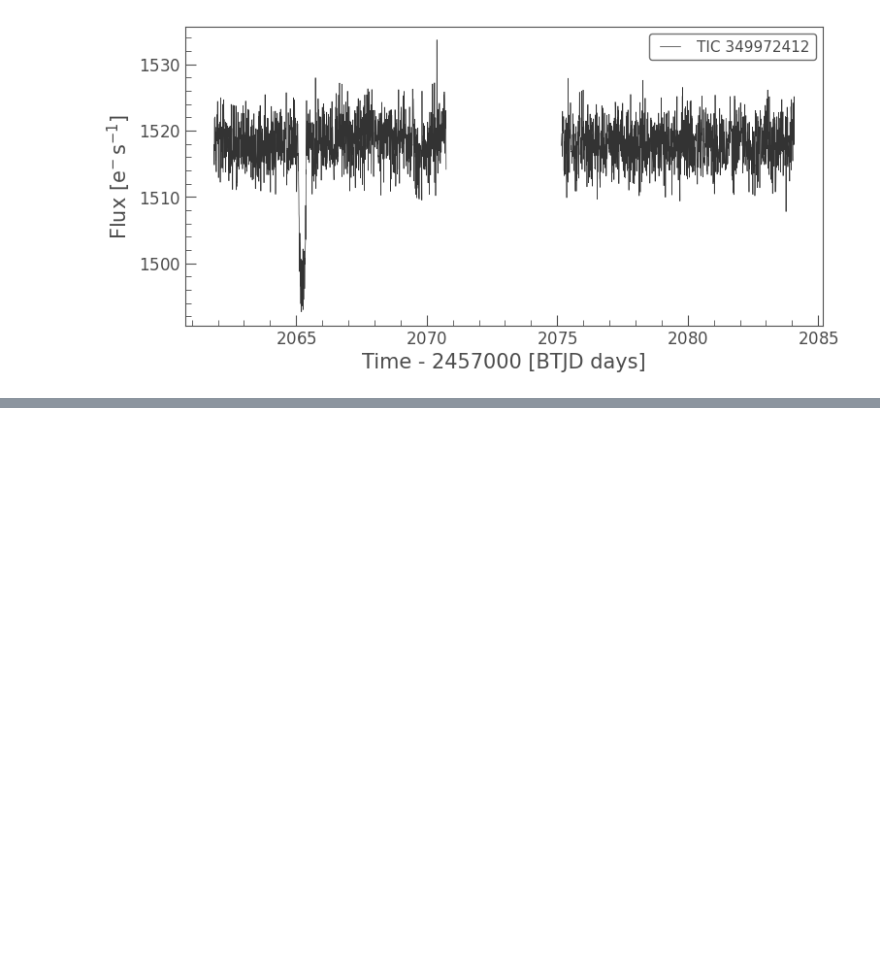
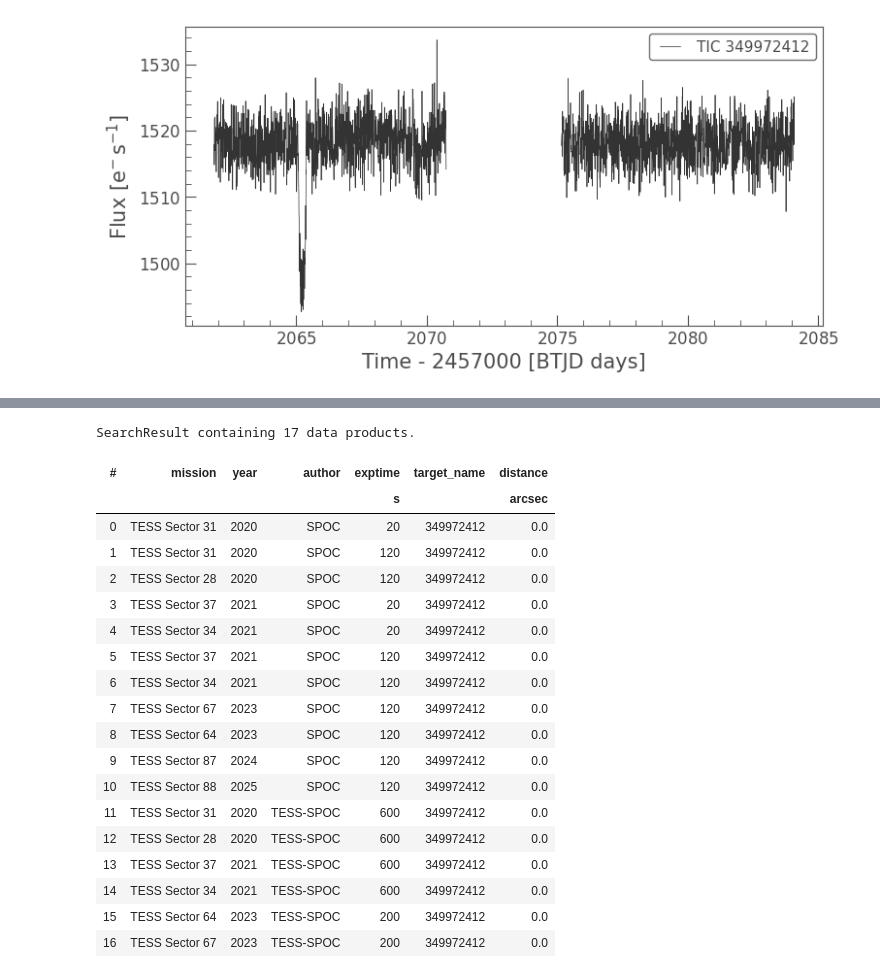
Before and after one commit to lichtgestalter/curvesimulator, a Jupyter notebook: debug/lightkurve_TOI4504.ipynb, the cells around one changed output, grey strips where cells are left out. Cells and saved outputs as stored; diff of their text form; code cells hidden in the pictures; blank space fills up the shorter version.

```diff
--- a/debug/lightkurve_TOI4504.ipynb
+++ b/debug/lightkurve_TOI4504.ipynb
@@ -43,0 +117,29 @@ for sector in sectors:
+# %%
+# Ich habe vergessen, wie ich urspruenglich die -fits-files bekommen habe. Perplexity schlaegt mir das hier vor:
+from lightkurve import search_targetpixelfile
+
+# Search for target pixel files
+search = search_targetpixelfile("TIC 349972412", sector=[28, 31, 34, 37, 64, 67, 87, 88, 89])
+# search = search_targetpixelfile("TIC 349972412", author="SPOC", sector=[28, 31, 34, 37, 64, 67])
+search
+# %% [output]
+SearchResult containing 17 data products.
+| # | mission | year | author | exptime | target_name | distance |
+|  |  |  |  | s |  | arcsec |
+| 0 | TESS Sector 31 | 2020 | SPOC | 20 | 349972412 | 0.0 |
+| 1 | TESS Sector 31 | 2020 | SPOC | 120 | 349972412 | 0.0 |
+| 2 | TESS Sector 28 | 2020 | SPOC | 120 | 349972412 | 0.0 |
+| 3 | TESS Sector 37 | 2021 | SPOC | 20 | 349972412 | 0.0 |
+| 4 | TESS Sector 34 | 2021 | SPOC | 20 | 349972412 | 0.0 |
+| 5 | TESS Sector 37 | 2021 | SPOC | 120 | 349972412 | 0.0 |
+| 6 | TESS Sector 34 | 2021 | SPOC | 120 | 349972412 | 0.0 |
+| 7 | TESS Sector 67 | 2023 | SPOC | 120 | 349972412 | 0.0 |
+| 8 | TESS Sector 64 | 2023 | SPOC | 120 | 349972412 | 0.0 |
+| 9 | TESS Sector 87 | 2024 | SPOC | 120 | 349972412 | 0.0 |
+| 10 | TESS Sector 88 | 2025 | SPOC | 120 | 349972412 | 0.0 |
+| 11 | TESS Sector 31 | 2020 | TESS-SPOC | 600 | 349972412 | 0.0 |
+| 12 | TESS Sector 28 | 2020 | TESS-SPOC | 600 | 349972412 | 0.0 |
+| 13 | TESS Sector 37 | 2021 | TESS-SPOC | 600 | 349972412 | 0.0 |
+| 14 | TESS Sector 34 | 2021 | TESS-SPOC | 600 | 349972412 | 0.0 |
+| 15 | TESS Sector 64 | 2023 | TESS-SPOC | 200 | 349972412 | 0.0 |
+| 16 | TESS Sector 67 | 2023 | TESS-SPOC | 200 | 349972412 | 0.0 |
```
Also changed, not shown: parts of 8 cells of this notebook, 2 other files.
